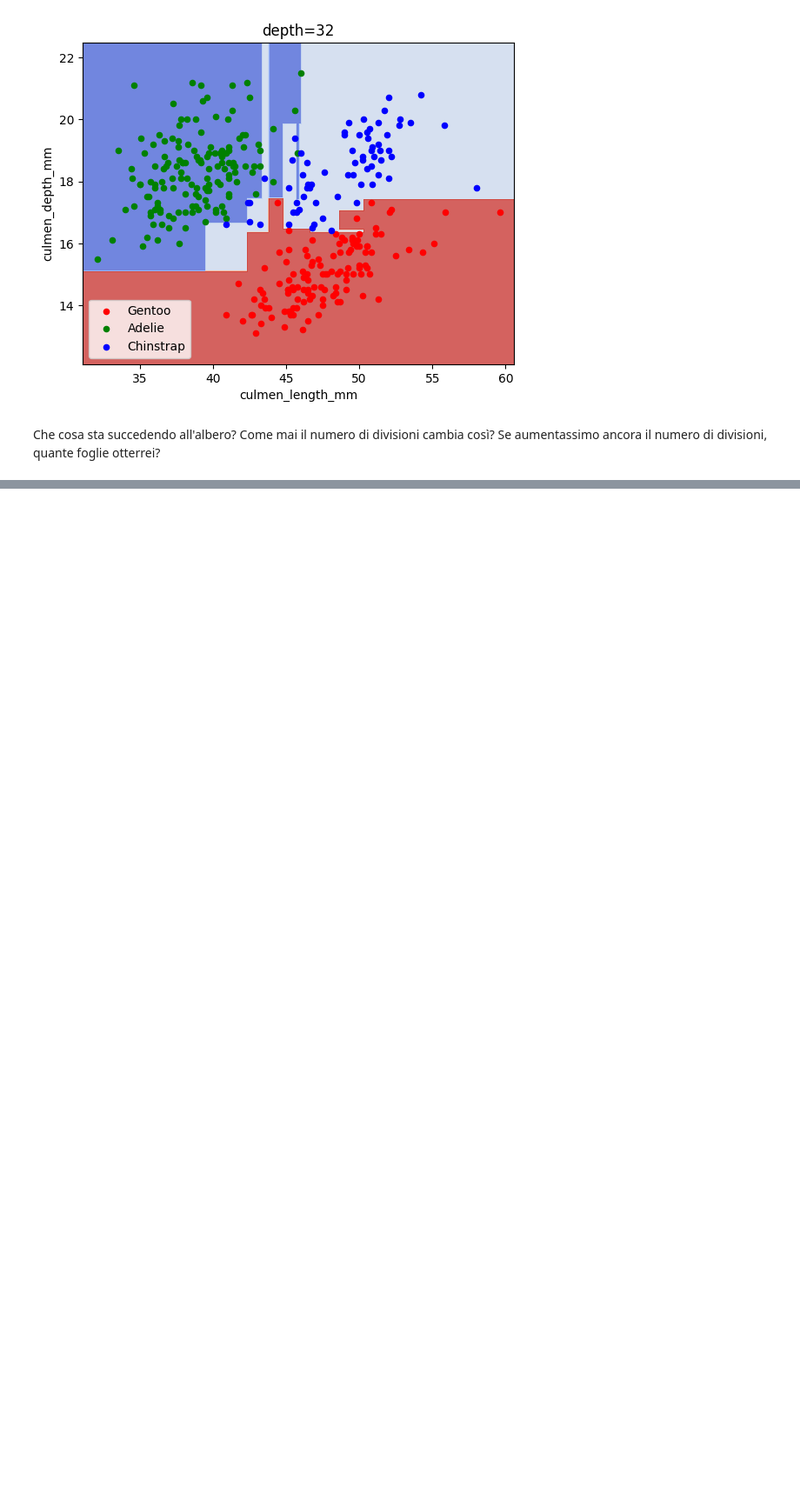
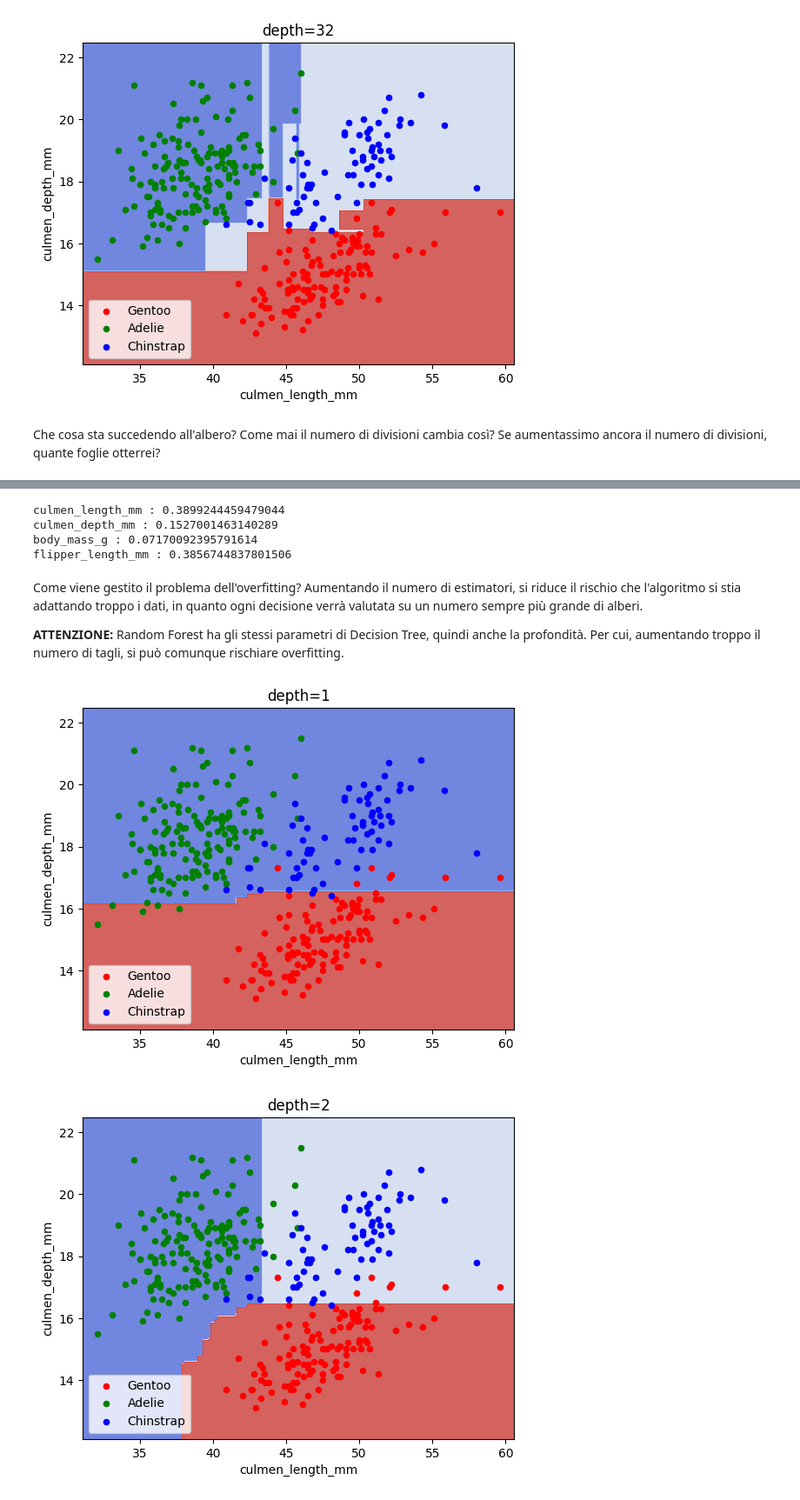
Before and after one commit to zangobot/BusinessAnalytics_TeachingMaterial, a Jupyter notebook: Esercitazione 6 - Alberi di Decisione.ipynb, the cells around one changed output, grey strips where cells are left out. Shown: that part at 87% size. Drawn from its saved outputs; the diff is of its cells as text; code cells hidden in the pictures; blank space fills up the shorter version.

Commit message:
Aggiunta random forest

```diff
--- a/Esercitazione 6 - Alberi di Decisione.ipynb
+++ b/Esercitazione 6 - Alberi di Decisione.ipynb
@@ -89,0 +100,8 @@ Che cosa sta succedendo all'albero? Come mai il numero di divisioni cambia così
+# %%
+clf = DecisionTreeClassifier()
+features = ['culmen_length_mm', 'culmen_depth_mm', 'body_mass_g', 'flipper_length_mm',]
+X, Y = data[features], data['species']
+clf.fit(X,Y)
+
+for name, score in zip(features, clf.feature_importances_):
+    print(f'{name} : {score}')
@@ -89,0 +127,32 @@ Che cosa sta succedendo all'albero? Come mai il numero di divisioni cambia così
+# %%
+from sklearn.ensemble import RandomForestClassifier
+
+rf = RandomForestClassifier(n_estimators=10)
+rf.fit(X,Y)
+for name, score in zip(features, rf.feature_importances_):
+    print(f'{name} : {score}')
+# %% [output]
+culmen_length_mm : 0.3899244459479044
+culmen_depth_mm : 0.1527001463140289
+body_mass_g : 0.07170092395791614
+flipper_length_mm : 0.3856744837801506
+# %% [markdown]
+Come viene gestito il problema dell'overfitting?
+Aumentando il numero di estimatori, si riduce il rischio che l'algoritmo si stia adattando troppo i dati, in quanto ogni decisione verrà valutata su un numero sempre più grande di alberi.
+
+**ATTENZIONE:** Random Forest ha gli stessi parametri di Decision Tree, quindi anche la profondità.
+Per cui, aumentando troppo il numero di tagli, si può comunque rischiare overfitting.
+# %%
+depths = [1, 2, 4, 8, 16, 32]
+X, Y = data[['culmen_length_mm', 'culmen_depth_mm']], data['species']
+for d in depths:
+
+    clf = RandomForestClassifier(max_depth=d)
+
+    X, Y = data[['culmen_length_mm', 'culmen_depth_mm']], data['species']
+
+    clf.fit(X, Y)
+    plot_decision_region(clf, X, Y, f'depth={d}', 'culmen_length_mm', 'culmen_depth_mm', classes=["Gentoo", "Adelie", "Chinstrap"])
+# %% [output]
+[figure, added]
+[figure, added]
```
Also changed, not shown: parts of 8 cells of this notebook.
